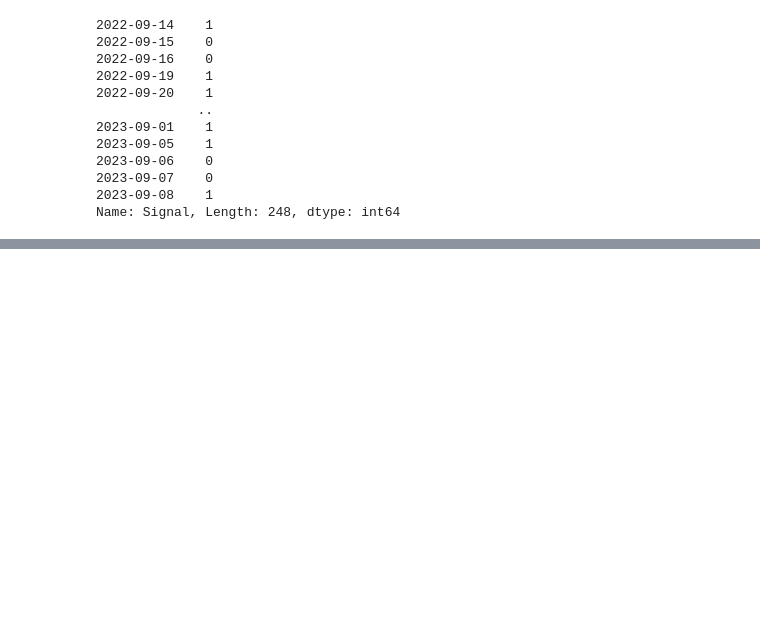
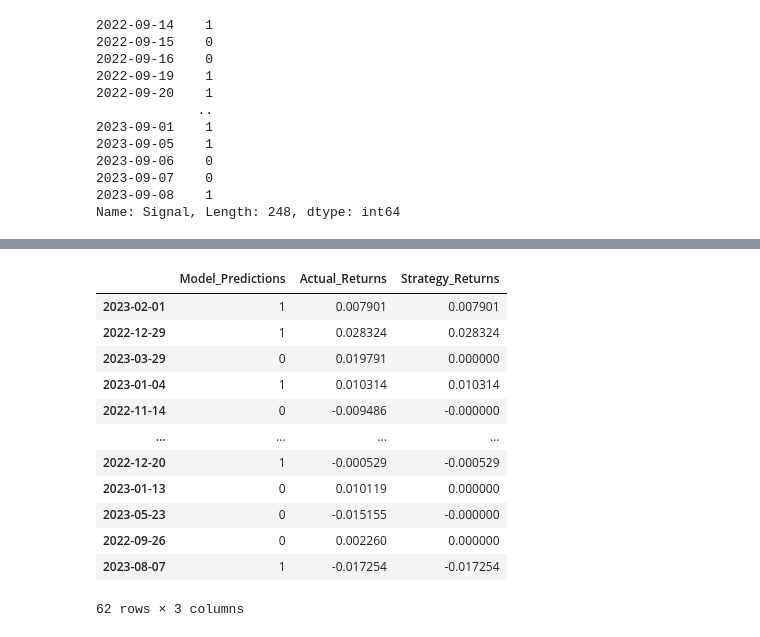
Before and after one commit to Jayasuryan0821-git/Machine-Learning-Lab, a Jupyter notebook: Mini_Project/Model/model.ipynb, the cells around one changed output, grey strips where cells are left out. Cells and saved outputs as stored; diff of their text form; code cells hidden in the pictures; blank space fills up the shorter version.

```diff
--- a/Mini_Project/Model/model.ipynb
+++ b/Mini_Project/Model/model.ipynb
@@ -490,0 +515,20 @@ display.plot()
+# %%
+pred_df = pd.DataFrame(index=x_test_indexes)
+pred_df['Model_Predictions'] = y_pred
+pred_df['Actual_Returns'] = df['Actual_Returns']
+pred_df['Strategy_Returns'] = pred_df['Actual_Returns'] * pred_df['Model_Predictions']
+pred_df
+# %% [output]
+|  | Model_Predictions | Actual_Returns | Strategy_Returns |
+| 2023-02-01 | 1 | 0.007901 | 0.007901 |
+| 2022-12-29 | 1 | 0.028324 | 0.028324 |
+| 2023-03-29 | 0 | 0.019791 | 0.000000 |
+| 2023-01-04 | 1 | 0.010314 | 0.010314 |
+| 2022-11-14 | 0 | -0.009486 | -0.000000 |
+| ... | ... | ... | ... |
+| 2022-12-20 | 1 | -0.000529 | -0.000529 |
+| 2023-01-13 | 0 | 0.010119 | 0.000000 |
+| 2023-05-23 | 0 | -0.015155 | -0.000000 |
+| 2022-09-26 | 0 | 0.002260 | 0.000000 |
+| 2023-08-07 | 1 | -0.017254 | -0.017254 |
+62 rows × 3 columns
```
Also changed, not shown: parts of 16 cells of this notebook.
